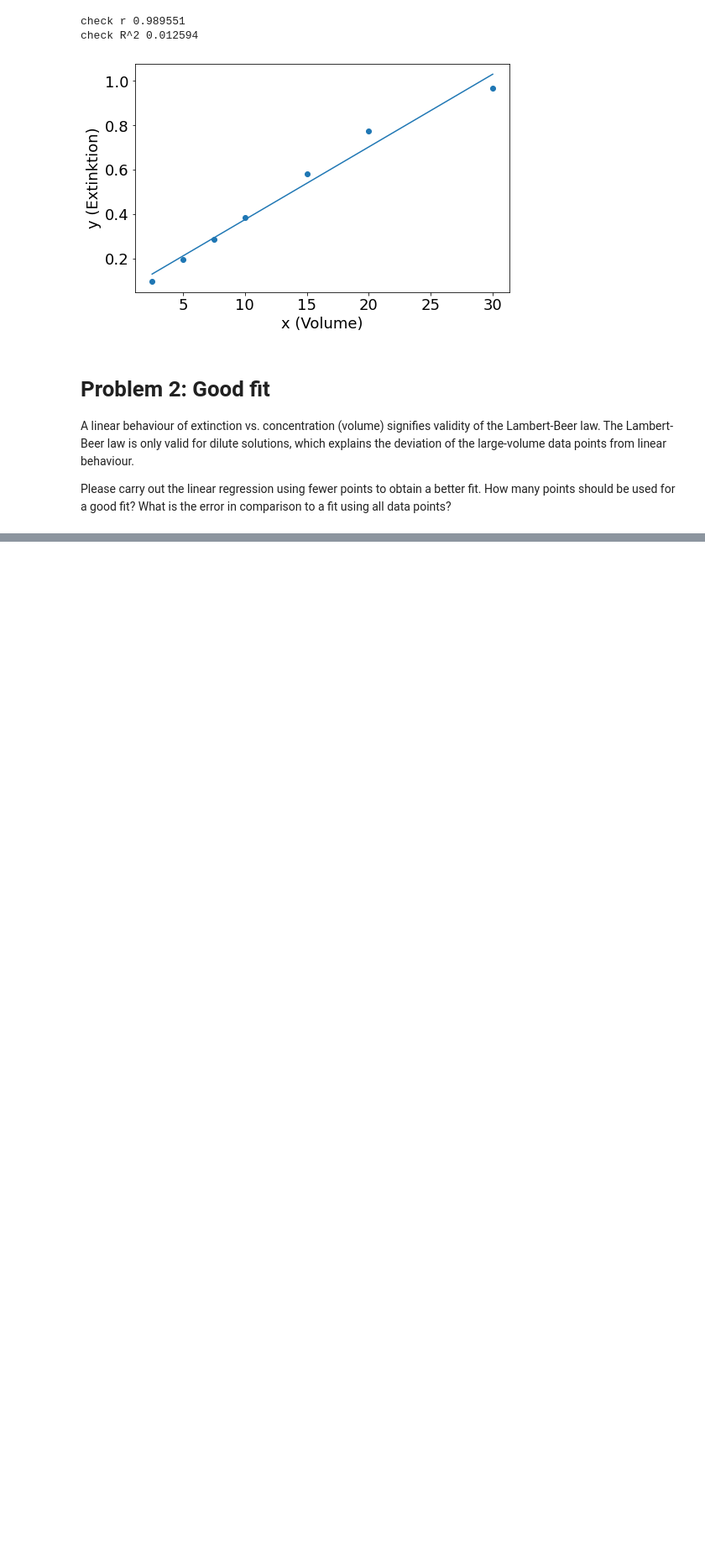
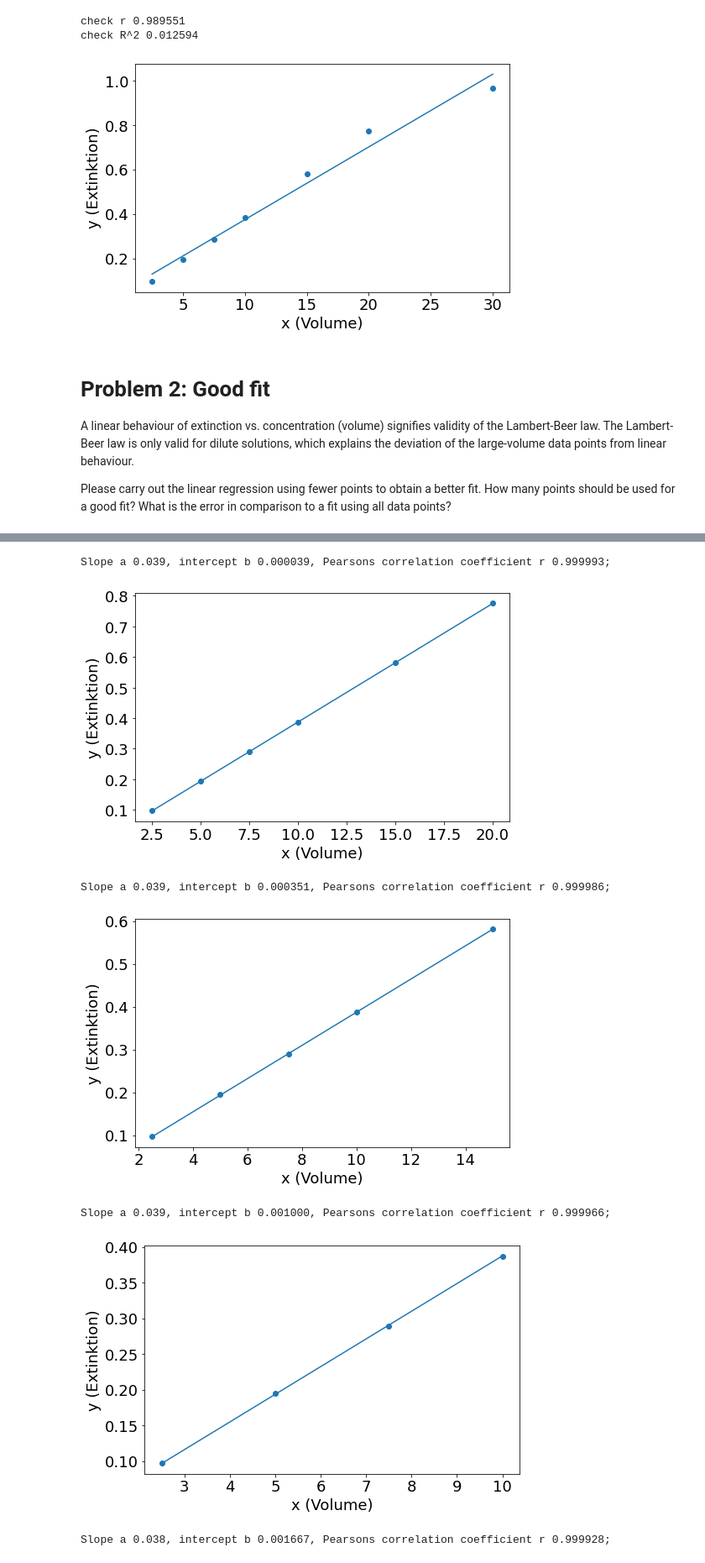
Before and after one commit to theBagofRice/CMP22, a Jupyter notebook: 01_introduction/Problem2.ipynb, the cells around one changed output, grey strips where cells are left out. Shown: that part at 84% size. Saved outputs shown, nothing was run; the diff lists cells and outputs as text; code cells hidden in the pictures; blank space fills up the shorter version.

```diff
--- a/01_introduction/Problem2.ipynb
+++ b/01_introduction/Problem2.ipynb
@@ -384,0 +397,17 @@ Please carry out the linear regression using fewer points to obtain a better fit
+# %%
+vol=[]
+ext=[]
+
+with open('data.dat') as f:
+    for line in f:
+        vol.append(float(line.split()[0]))
+        ext.append(float(line.split()[1]))
+
+for i in range(len(vol)):
+    something = vol[i]
+    print('vol',i,':',something)
+
+# or like this:
+for i in vol:
+    something = i
+    print('vol:',something)
@@ -384,0 +429,10 @@ Please carry out the linear regression using fewer points to obtain a better fit
+# %%
+def get_r(vol, ext):
+    for i,el in enumerate(range(len(vol))):
+        if i!=0 & i<(len(vol)-2):
+            x = array(vol[:-i])
+            y = array(ext[:-i])
+            slope, intercept, r, p, std_err = stats.linregress(x,y)
+            print('Slope a {:.3f}, intercept b {:3f}, Pearsons correlation coefficient r {:3f};'.format(slope,intercept,r))
+            #print('standard error of slope {:3f}'.format(std_err))
+            graph(x, y)
@@ -384,0 +452,10 @@ Please carry out the linear regression using fewer points to obtain a better fit
+# %%
+get_r(vol, ext)
+# %% [output]
+Slope a 0.039, intercept b 0.000039, Pearsons correlation coefficient r 0.999993;
+[figure, added]
+Slope a 0.039, intercept b 0.000351, Pearsons correlation coefficient r 0.999986;
+[figure, added]
+Slope a 0.039, intercept b 0.001000, Pearsons correlation coefficient r 0.999966;
+[figure, added]
+Slope a 0.038, intercept b 0.001667, Pearsons correlation coefficient r 0.999928;
```
Also changed, not shown: parts of 6 cells of this notebook.
